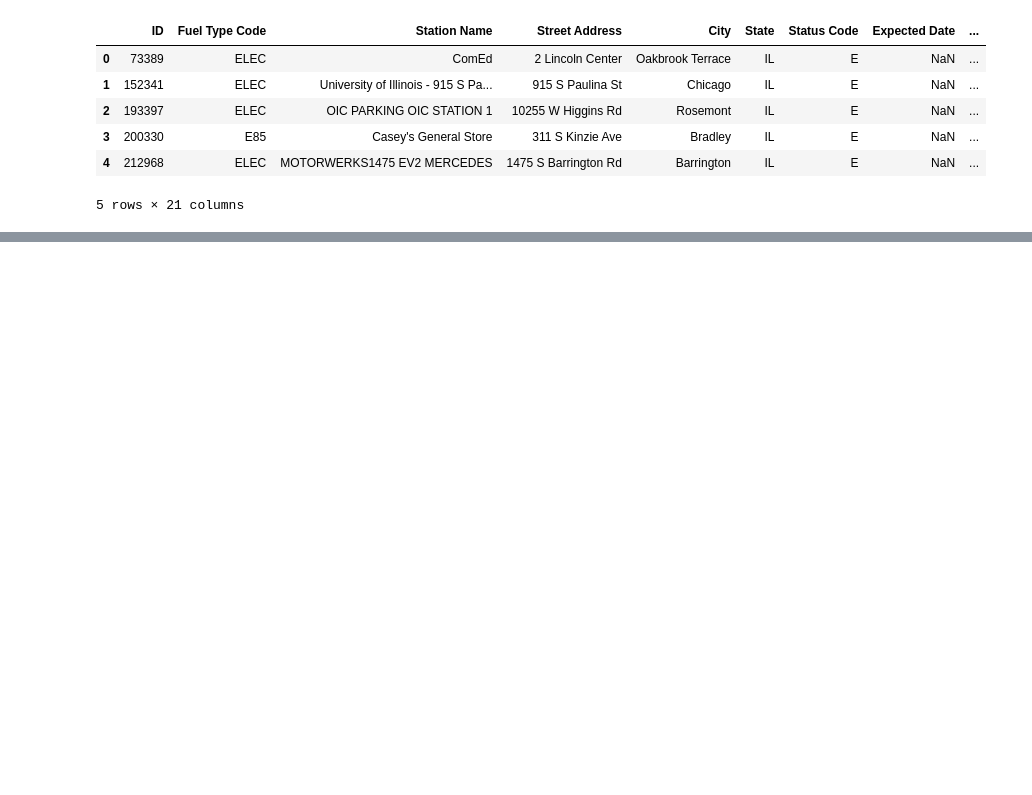
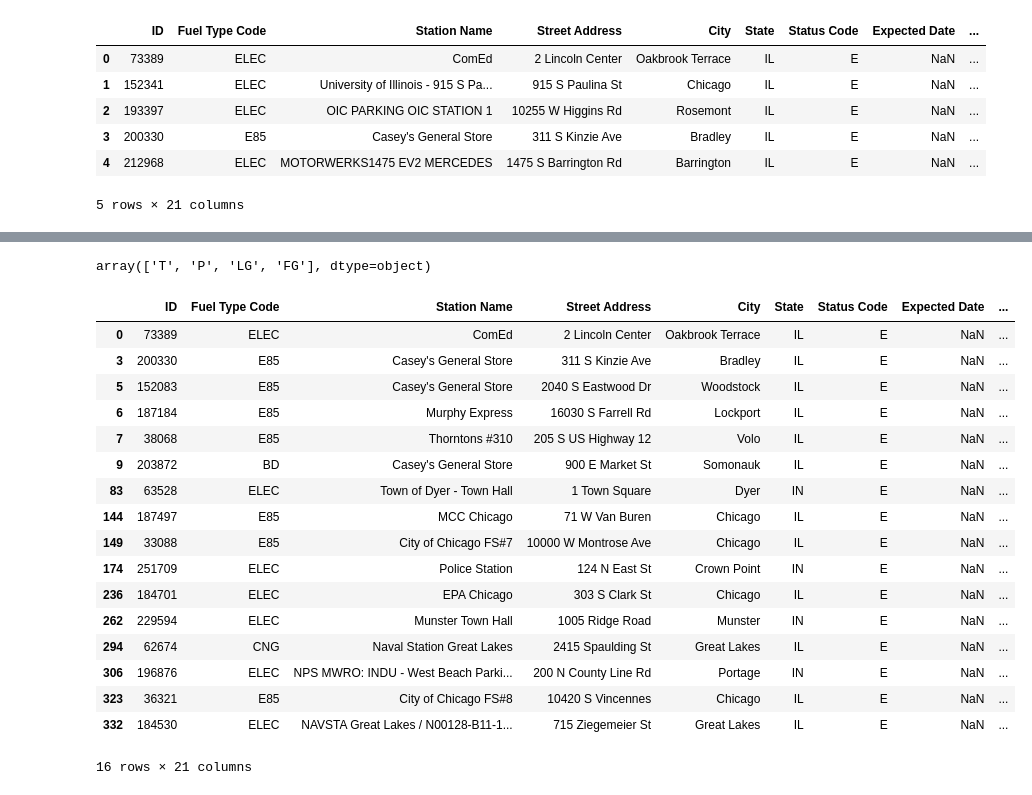
Before and after one commit to biloriaj/NU_T5_Project_1, a Jupyter notebook: AlternativeFuel_Script.ipynb, the cells around one changed output, grey strips where cells are left out. Drawn from its saved outputs; the diff is of its cells as text; code cells hidden in the pictures; blank space fills up the shorter version.

```diff
--- a/AlternativeFuel_Script.ipynb
+++ b/AlternativeFuel_Script.ipynb
@@ -50,0 +78,27 @@ cleandf.head()
+# %%
+owner_series.unique()
+# %% [output]
+array(['T', 'P', 'LG', 'FG'], dtype=object)
+# %%
+owner_df = cleandf.groupby("Owner Type Code")
+owner_fuel = owner_df["Fuel Type Code"].count()
+owner_df.head()
+# %% [output]
+|  | ID | Fuel Type Code | Station Name | Street Address | City | State | Status Code | Expected Date | ... |
+| 0 | 73389 | ELEC | ComEd | 2 Lincoln Center | Oakbrook Terrace | IL | E | NaN | ... |
+| 3 | 200330 | E85 | Casey's General Store | 311 S Kinzie Ave | Bradley | IL | E | NaN | ... |
+| 5 | 152083 | E85 | Casey's General Store | 2040 S Eastwood Dr | Woodstock | IL | E | NaN | ... |
+| 6 | 187184 | E85 | Murphy Express | 16030 S Farrell Rd | Lockport | IL | E | NaN | ... |
+| 7 | 38068 | E85 | Thorntons #310 | 205 S US Highway 12 | Volo | IL | E | NaN | ... |
+| 9 | 203872 | BD | Casey's General Store | 900 E Market St | Somonauk | IL | E | NaN | ... |
+| 83 | 63528 | ELEC | Town of Dyer - Town Hall | 1 Town Square | Dyer | IN | E | NaN | ... |
+| 144 | 187497 | E85 | MCC Chicago | 71 W Van Buren | Chicago | IL | E | NaN | ... |
+| 149 | 33088 | E85 | City of Chicago FS#7 | 10000 W Montrose Ave | Chicago | IL | E | NaN | ... |
+| 174 | 251709 | ELEC | Police Station | 124 N East St | Crown Point | IN | E | NaN | ... |
+| 236 | 184701 | ELEC | EPA Chicago | 303 S Clark St | Chicago | IL | E | NaN | ... |
+| 262 | 229594 | ELEC | Munster Town Hall | 1005 Ridge Road | Munster | IN | E | NaN | ... |
+| 294 | 62674 | CNG | Naval Station Great Lakes | 2415 Spaulding St | Great Lakes | IL | E | NaN | ... |
+| 306 | 196876 | ELEC | NPS MWRO: INDU - West Beach Parki... | 200 N County Line Rd | Portage | IN | E | NaN | ... |
+| 323 | 36321 | E85 | City of Chicago FS#8 | 10420 S Vincennes | Chicago | IL | E | NaN | ... |
+| 332 | 184530 | ELEC | NAVSTA Great Lakes / N00128-B11-1... | 715 Ziegemeier St | Great Lakes | IL | E | NaN | ... |
+16 rows × 21 columns
```
Also changed, not shown: parts of 13 cells of this notebook, 1 other file.
